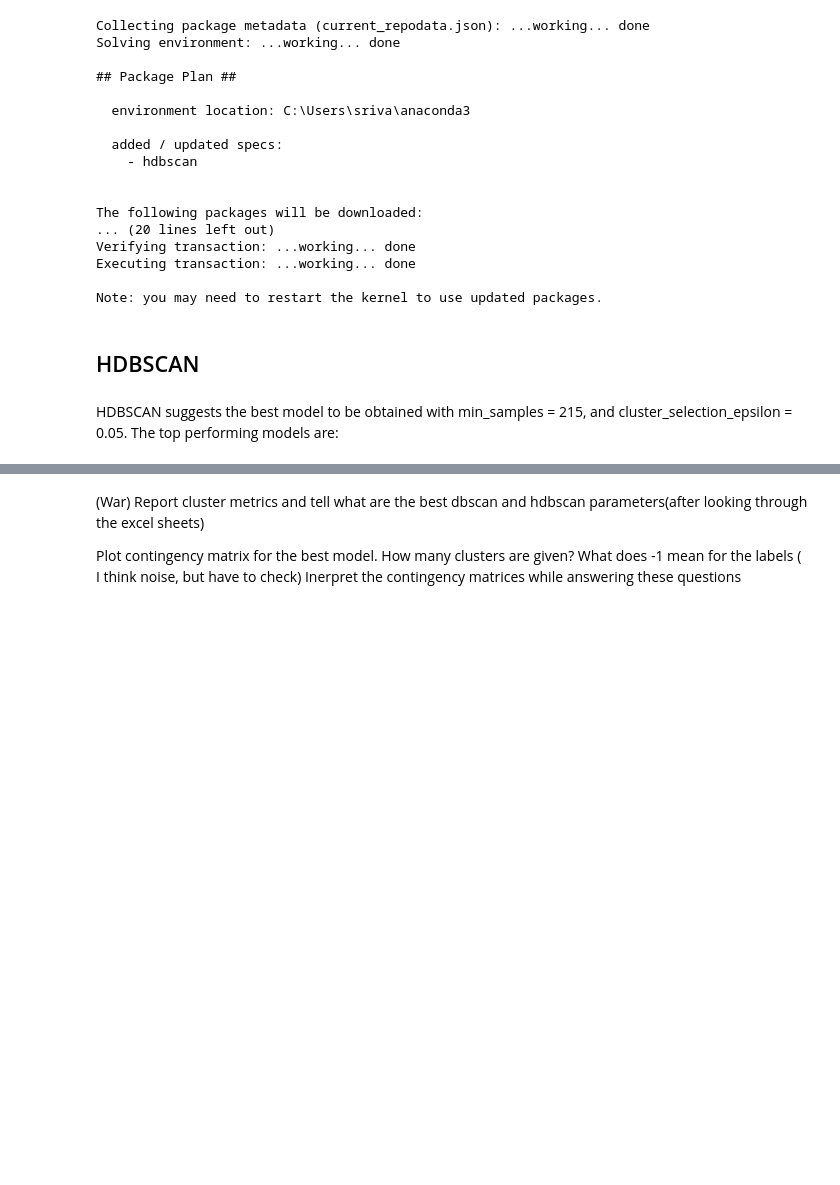
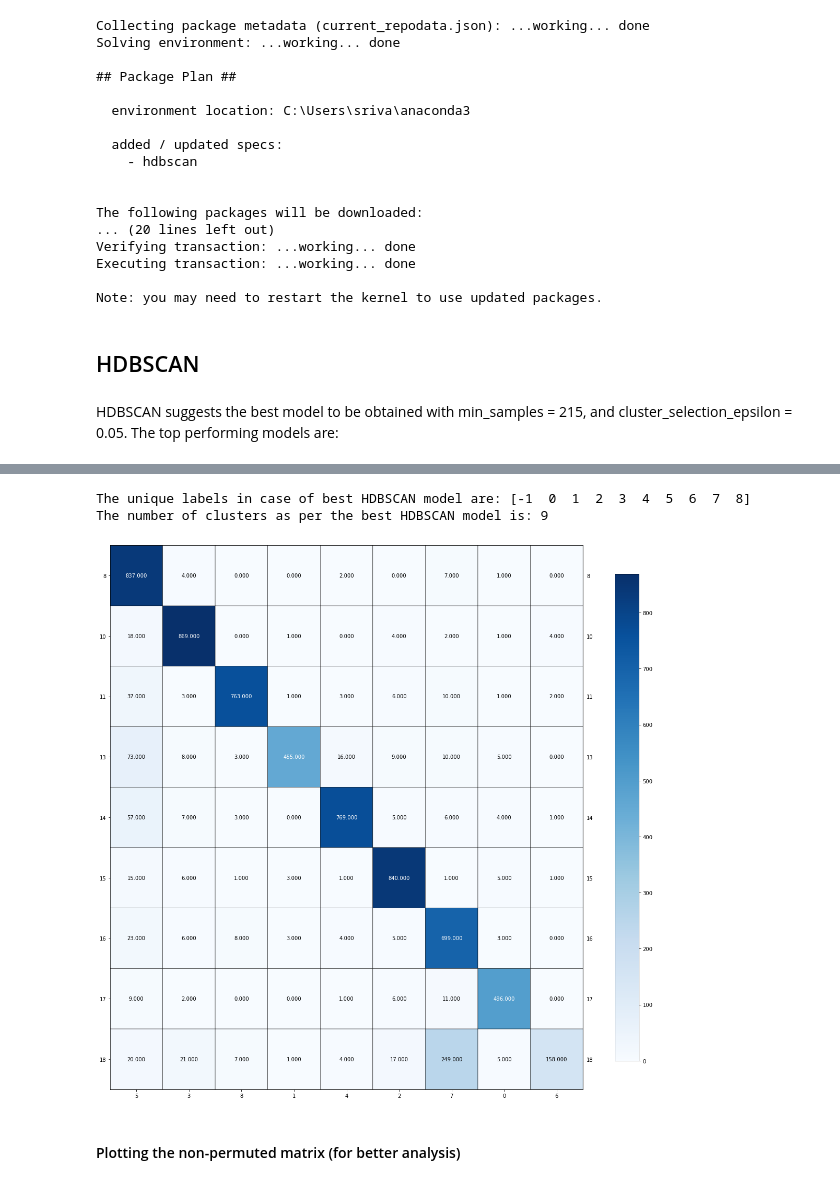
Before and after one commit to heboyuan/ECE219, a Jupyter notebook: Project_2/P2_Q9-15.ipynb, the cells around one changed output, grey strips where cells are left out. Drawn from its saved outputs; the diff is of its cells as text; code cells hidden in the pictures; blank space fills up the shorter version.

```diff
--- a/Project_2/P2_Q9-15.ipynb
+++ b/Project_2/P2_Q9-15.ipynb
@@ -630,8 +662,14 @@ get_cluster_metrics(labels, preds)
+# %%
+print("The unique labels in case of best HDBSCAN model are:", np.unique(preds))
+print("The number of clusters as per the best HDBSCAN model is:", np.max(preds)+1)
+# %% [output]
+The unique labels in case of best HDBSCAN model are: [-1  0  1  2  3  4  5  6  7  8]
+The number of clusters as per the best HDBSCAN model is: 9
 # %%
-cm = contingency_matrix(labels, preds)
+cm = contingency_matrix(labels[preds!=-1], preds[preds!=-1])
 rows, cols = linear_sum_assignment(cm, maximize=True)
 plot_mat(cm[rows[:, np.newaxis], cols], xticklabels=cols, yticklabels=rows, size=(15,15))
+# %% [output]
+[figure, added]
-# %% [markdown]
-(War) Report cluster metrics and tell what are the best dbscan and hdbscan parameters(after looking through the excel sheets)
-
-Plot contingency matrix for the best model. How many clusters are given? What does -1 mean for the labels ( I think noise, but have to check) Inerpret the contingency matrices while answering these questions
+# %% [markdown]
+#### Plotting the non-permuted matrix (for better analysis)
```
Also changed, not shown: parts of 39 cells of this notebook.
